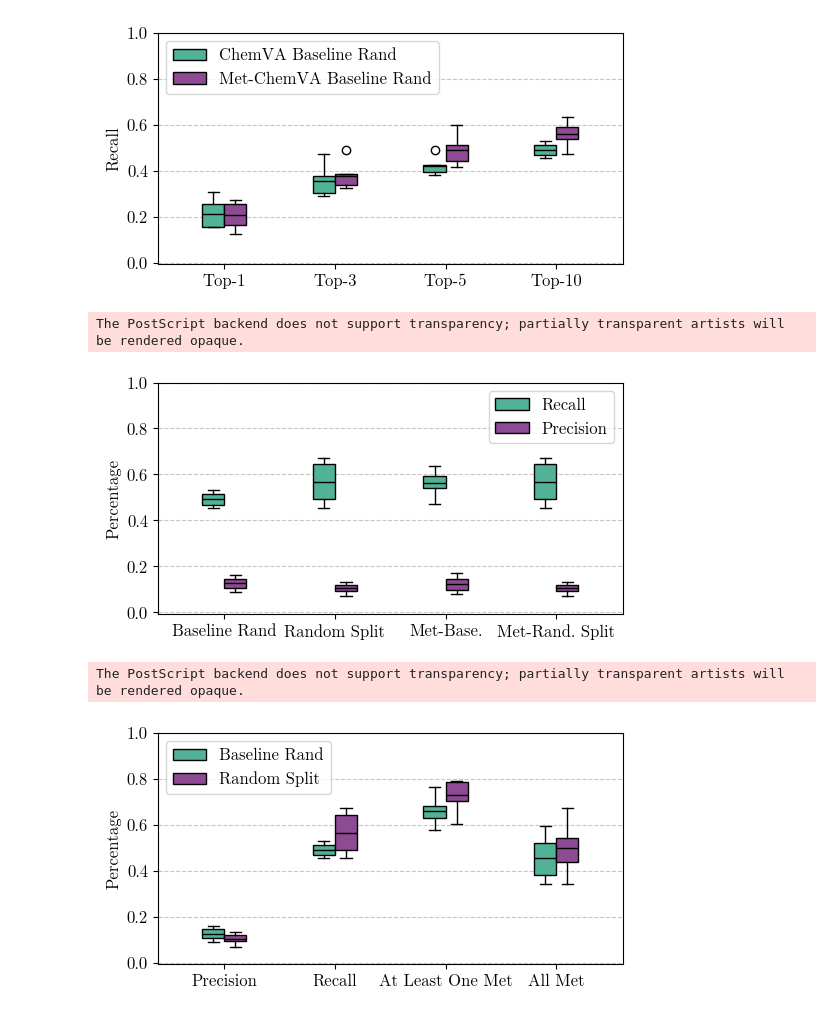
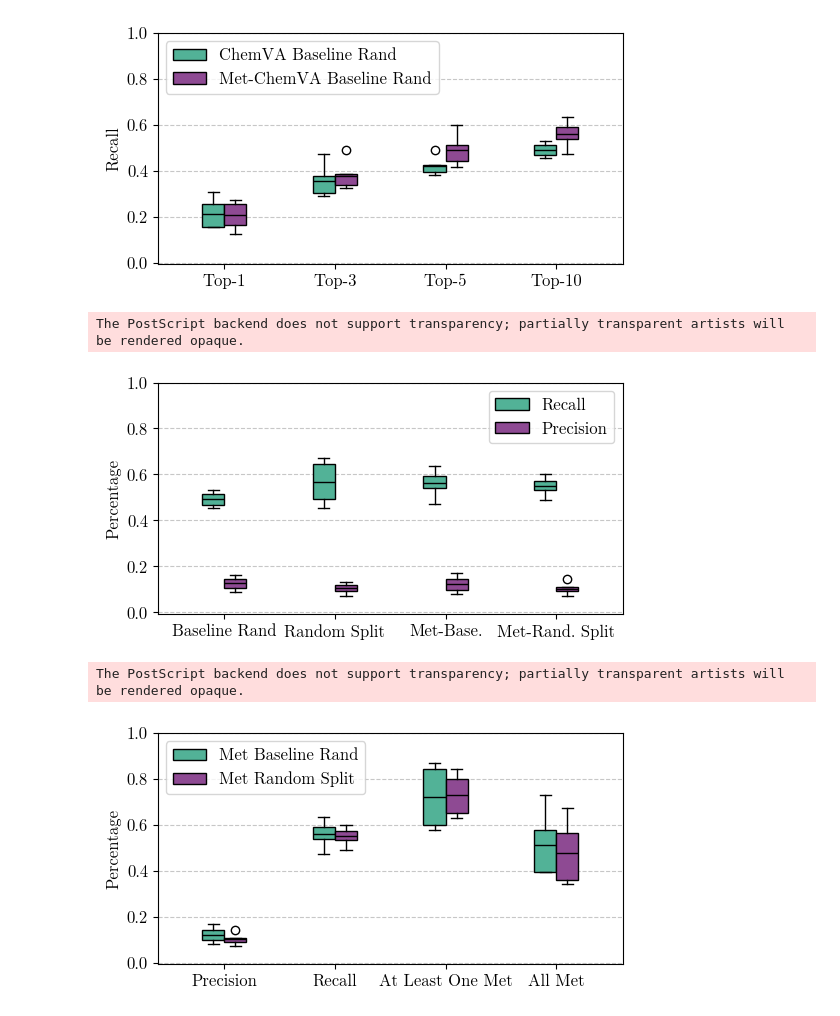
Before and after one commit to tsofiac/LAGOM, a Jupyter notebook: data_analysis/boxplot.ipynb, the cells around one changed output. Drawn from its saved outputs; the diff is of its cells as text; code cells hidden in the pictures.

```diff
--- a/data_analysis/boxplot.ipynb
+++ b/data_analysis/boxplot.ipynb
@@ -447,7 +449,7 @@ bs = 4
 recall_base, precision_base, score_one_base, score_all_base = score_result('../evaluation/alohomora/result_base_rand.csv', bs, False)
 recall_random, precision_random, score_one_random, score_all_random = score_result('../evaluation/alohomora/result_comb_random_split_5_per_model.csv', bs, False)
 recall_metatrans, precision_metatrans, score_one_metatrans, score_all_metatrans = score_result('../evaluation/alohomora/result_metatrans.csv', bs, False)
-recall_met_random, precision_met_random, score_one_met_random, score_all_met_random = score_result('../evaluation/alohomora/result_comb_random_split_5_per_model.csv', bs, False)
+recall_met_random, precision_met_random, score_one_met_random, score_all_met_random = score_result('../evaluation/alohomora/result_comb_metatrans_random_5_per_model.csv', bs, False)
 
 recall_all = [recall_base[-2], recall_random[-1], recall_metatrans[-2], recall_met_random[-1]]
 precision_all = [precision_base[-2], precision_random[-1], precision_metatrans[-2], precision_met_random[-1]]
@@ -463,27 +465,27 @@ ylabel = 'Percentage'
 multi_boxplot(data, xlabel, ylabel, xticks, labels, 'upper right', 'meta_ensemble', 1)
 # %% [output]
 The PostScript backend does not support transparency; partially transparent artists will be rendered opaque.
-[figure, old version]
+[figure, new version]
 # %%
 # Best Models
 bs = 4
 
-recall_base, precision_base, score_one_base, score_all_base = score_result('../evaluation/alohomora/result_base_rand.csv', bs, False)
-recall_random, precision_random, score_one_random, score_all_random = score_result('../evaluation/alohomora/result_comb_random_split_5_per_model.csv', bs, False)
+recall_base, precision_base, score_one_base, score_all_base = score_result('../evaluation/alohomora/result_metatrans.csv', bs, False)
+recall_random, precision_random, score_one_random, score_all_random = score_result('../evaluation/alohomora/result_comb_metatrans_random_5_per_model.csv', bs, False)
 
 base = [precision_base[-2], recall_base[-2], score_one_base[-2], score_all_base[-2]]
 random = [precision_random[-1], recall_random[-1], score_one_random[-1], score_all_random[-1]]
 
 xlabel = None
 xticks = ['Precision', 'Recall', 'At Least One Met', 'All Met']
-labels = ['Baseline Rand', 'Random Split']
+labels = ['Met Baseline Rand', 'Met Random Split']
 
 ylabel = 'Percentage'
 data = [base, random]
 multi_boxplot(data, xlabel, ylabel, xticks, labels, 'upper left', 'best_models', 1)
 # %% [output]
 The PostScript backend does not support transparency; partially transparent artists will be rendered opaque.
-[figure, old version]
+[figure, new version]
 # %%
 # Fingerprint
 bs = 4
```
Also changed, not shown: parts of 2 cells of this notebook, 13 other files.
